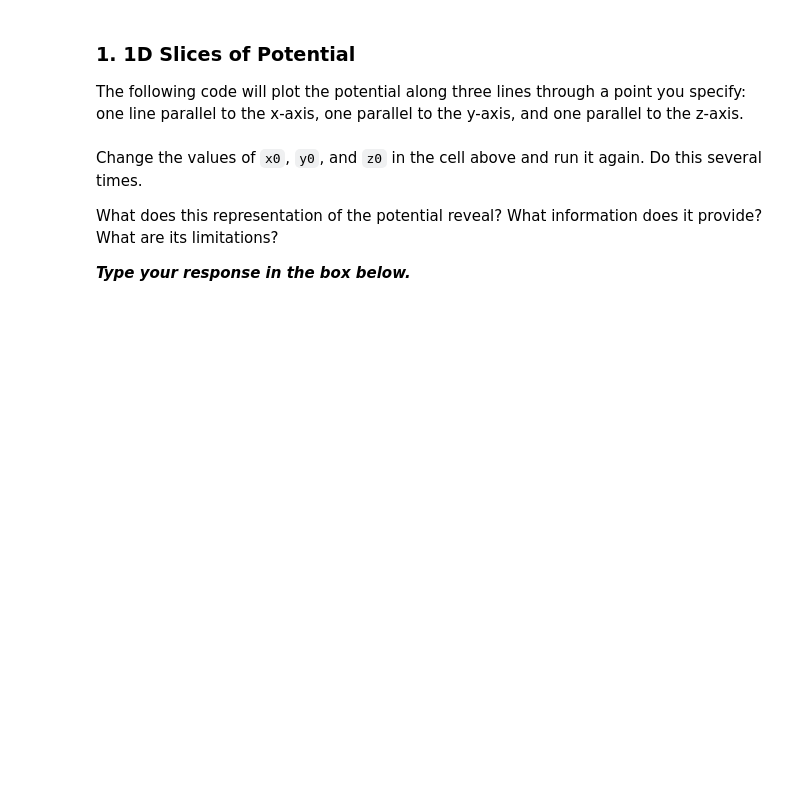
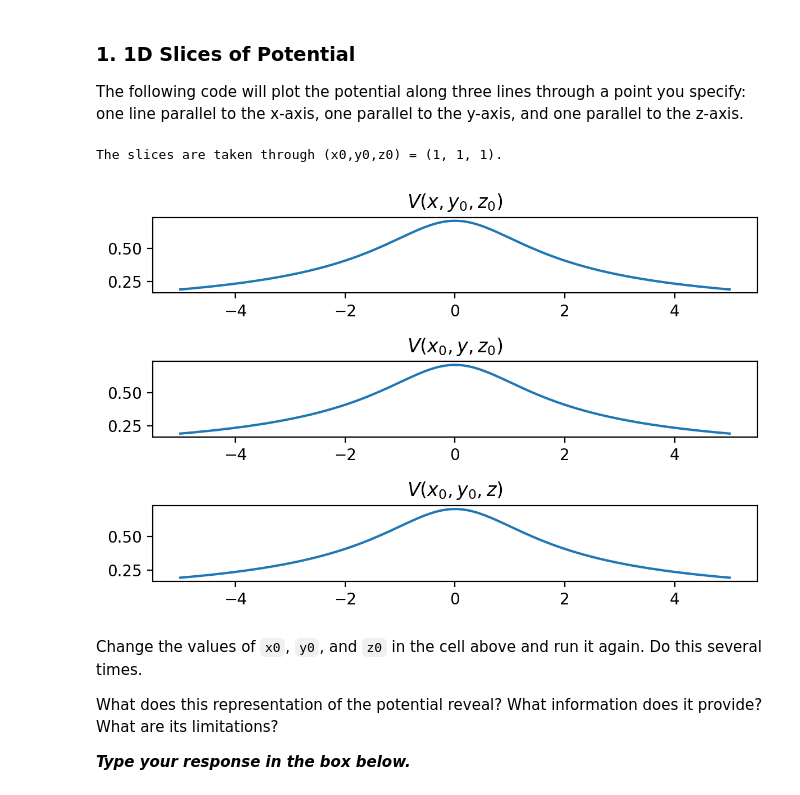
Before and after one commit to dr-kinder/electrodynamics, a Jupyter notebook: week-01/01-visualizing-fields.ipynb, the cells around one changed output. Saved outputs shown, nothing was run; the diff lists cells and outputs as text; code cells hidden in the pictures; blank space fills up the shorter version.

```diff
--- a/week-01/01-visualizing-fields.ipynb
+++ b/week-01/01-visualizing-fields.ipynb
@@ -64,39 +64,42 @@ Now that we have a scalar field and a vector field, let's look at them!
 The following code will plot the potential along three lines through a point you specify: one line parallel to the x-axis, one parallel to the y-axis, and one parallel to the z-axis.
 # %%
 # Choose coordinate indices for slices.
-x0 = 101
-y0 = 111
-z0 = 121
+x0 = 120
+y0 = 120
+z0 = 120
 
 x_val = X[x0,y0,z0]
 y_val = Y[x0,y0,z0]
 z_val = Z[x0,y0,z0]
 
 print("The slices are taken through (x0,y0,z0) = (%g, %g, %g)." % (x_val, y_val, z_val))
 
 # Create a figure and plot the slices.
 fig, ax = plt.subplots(3, dpi=200)
 
 # Plot V(x,y0,z0)
 x = X[:,y0,z0]
 v1 = V[:,y0,z0]
 ax[0].plot(x,v1)
 ax[0].set_title(r"$V(x,y_0,z_0)$")
 
 # Plot V(x0,y,z0)
 y = Y[x0,:,z0]
 v2 = V[x0,:,z0]
 ax[1].plot(y,v2)
 ax[1].set_title(r"$V(x_0,y,z_0)$")
 
 # Plot V(x0,y0,z)
 z = Z[x0,y0,:]
 v3 = V[x0,y0,:]
 ax[2].plot(z,v3)
 ax[2].set_title(r"$V(x_0,y_0,z)$")
 
 
 fig.tight_layout()
+# %% [output]
+The slices are taken through (x0,y0,z0) = (1, 1, 1).
+[figure, added]
 # %% [markdown]
 Change the values of `x0`, `y0`, and `z0` in the cell above and run it again.  Do this several times.
 
```
Also changed, not shown: parts of 1 cell of this notebook.
